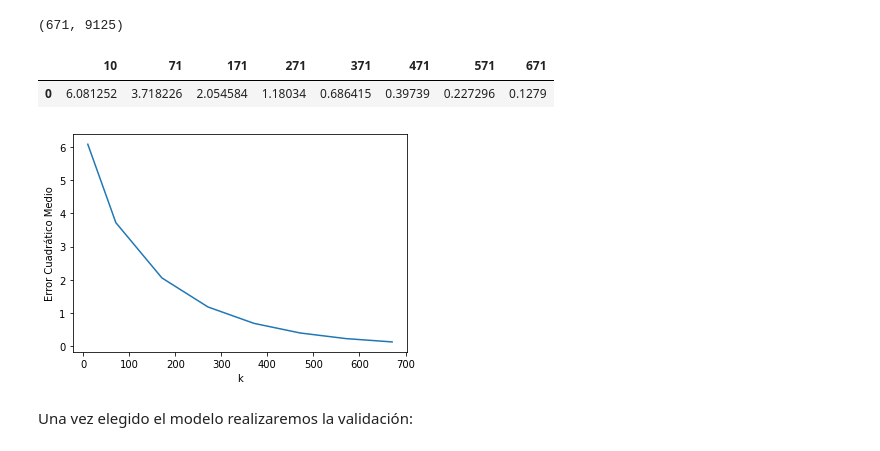
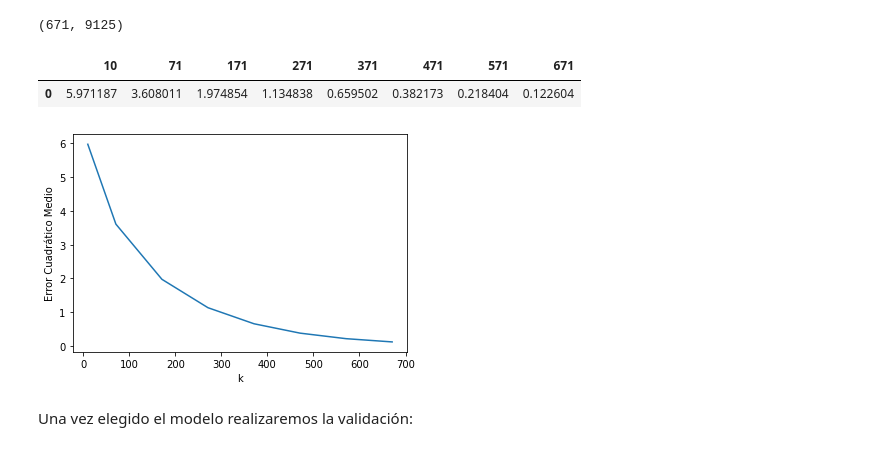
Before and after one commit to ElenaVillano/sistemas_recomendacion, a Jupyter notebook: el_bueno.ipynb, the cells around one changed output. Saved outputs shown, nothing was run; the diff lists cells and outputs as text; code cells hidden in the pictures.

```diff
--- a/el_bueno.ipynb
+++ b/el_bueno.ipynb
@@ -211,29 +209,29 @@ data.shape
 # %%
 # Dividimos los datos en chunk de igual tamaño de forma vertical
 chunks = np.hsplit(data, n_folds)
 for k in K_list:
     error = 0.0
     for i in range(1, int(n_folds)):
 
         # El chunk i será nuestro bloque de datos de prueba
         test_data = chunks[i]
 
         # Entrenamos con todos los otros datos menos con el chunk[i]
         train_data = chunks.copy()
         train_data.pop(i)
         train_data = np.concatenate(train_data)
 
         als = Matrix_Factorization(n_iters = 15, k = k, _lambda = 0.01)
         als.fit(train_data, test_data)
-        error += np.mean(als.test_mse_record)
+        error += np.mean(als.train_ecm_record)
     error /= n_folds
 
     df_k[k][0] = error
 
 df_k
 # %% [output]
 |  | 10 | 71 | 171 | 271 | 371 | 471 | 571 | 671 |
-| 0 | 6.081252 | 3.718226 | 2.054584 | 1.18034 | 0.686415 | 0.39739 | 0.227296 | 0.1279 |
+| 0 | 5.971187 | 3.608011 | 1.974854 | 1.134838 | 0.659502 | 0.382173 | 0.218404 | 0.122604 |
 # %%
 K_list=np.array(K_list)
 # %%
@@ -243,7 +241,7 @@ plt.ylabel('Error Cuadrático Medio')
 plt.show()
 plt.show()
 # %% [output]
-[figure, old version]
+[figure, new version]
 # %% [markdown]
 Una vez elegido el modelo realizaremos la validación:
 # %%
```
Also changed, not shown: parts of 10 cells of this notebook.
